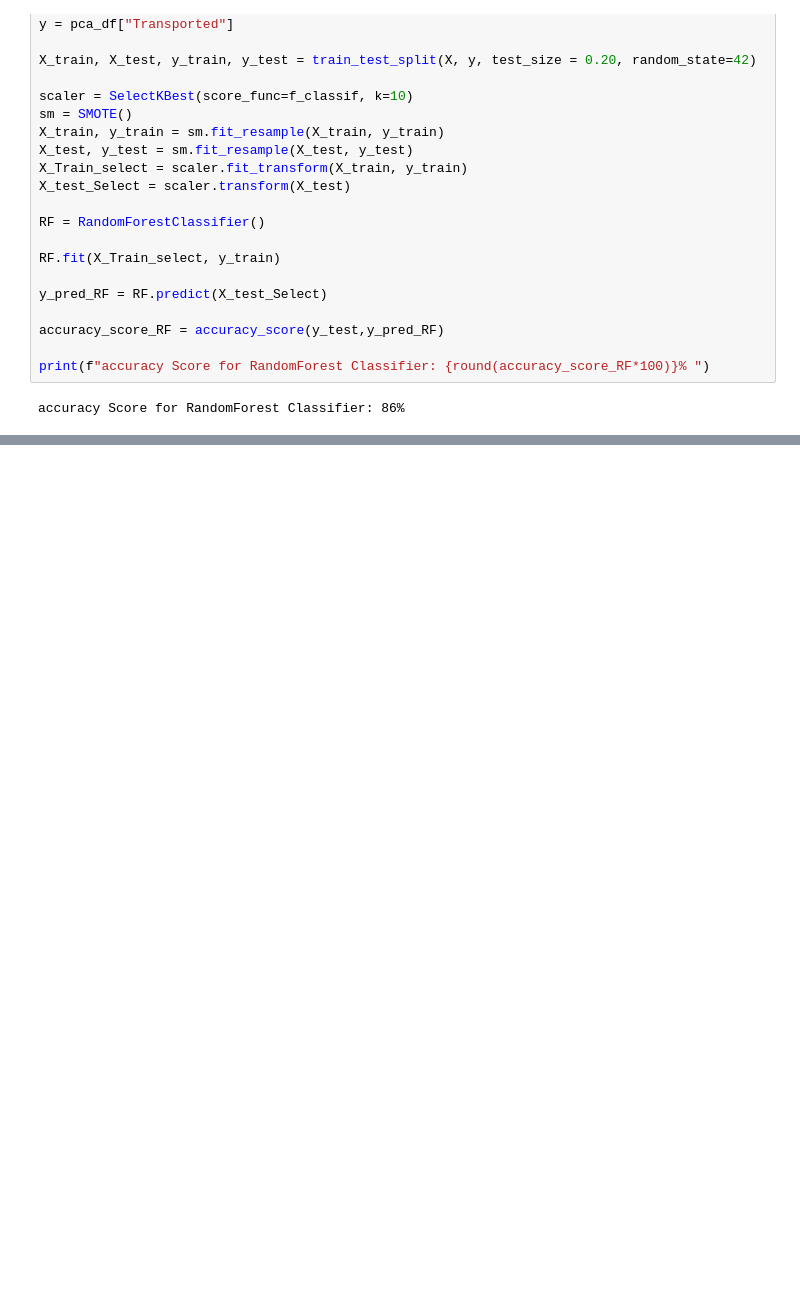
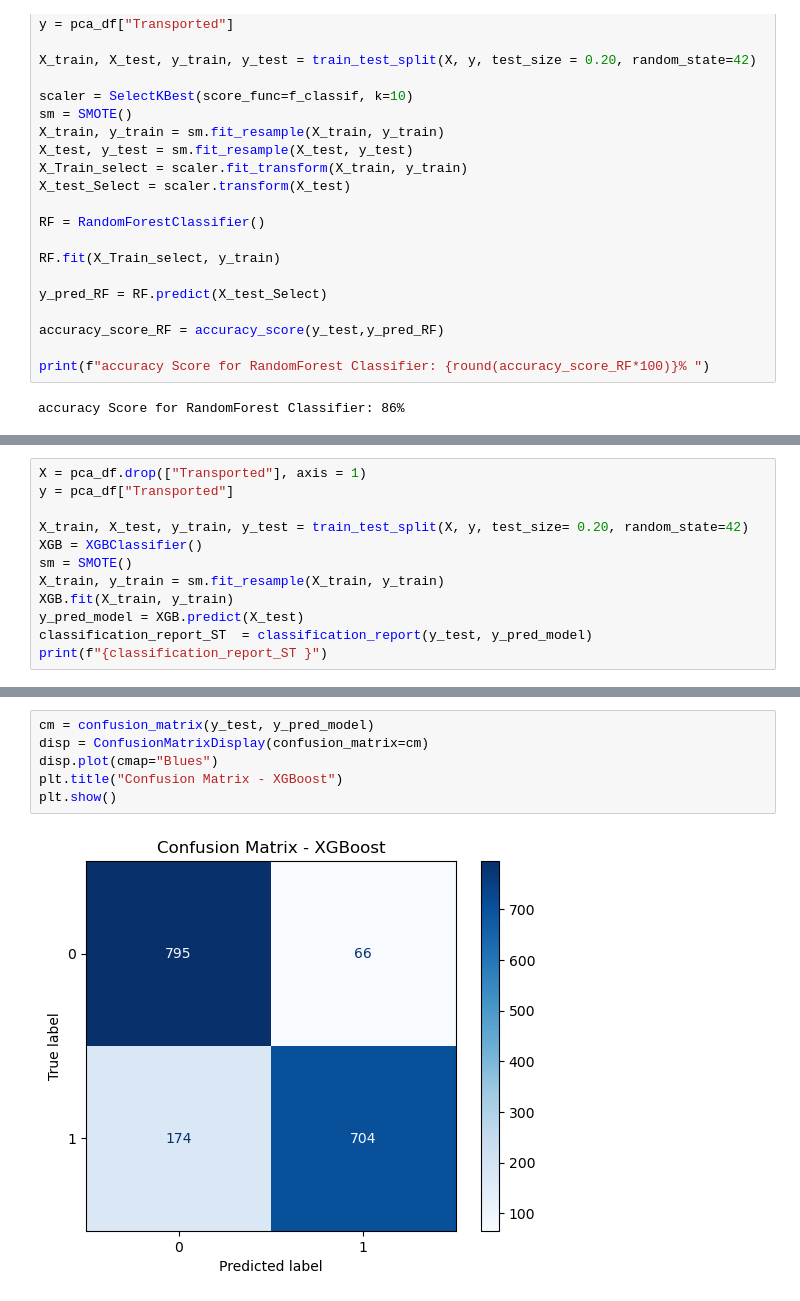
Before and after one commit to Digraskarpratik/Spaceship_Titanic_Prediction, a Jupyter notebook: notebooks/EDA.ipynb, the cells around one changed output, grey strips where cells are left out. Cells and saved outputs as stored; diff of their text form; blank space fills up the shorter version.

```diff
--- a/notebooks/EDA.ipynb
+++ b/notebooks/EDA.ipynb
@@ -491,0 +503,12 @@ print(f"Best Accuracy from GridSearch:  {round(grid.best_score_*100)}% ")
+# %%
+X = pca_df.drop(["Transported"], axis = 1)
+y = pca_df["Transported"]
+
+X_train, X_test, y_train, y_test = train_test_split(X, y, test_size= 0.20, random_state=42)
+XGB = XGBClassifier()
+sm = SMOTE()
+X_train, y_train = sm.fit_resample(X_train, y_train)
+XGB.fit(X_train, y_train)
+y_pred_model = XGB.predict(X_test)
+classification_report_ST  = classification_report(y_test, y_pred_model)
+print(f"{classification_report_ST }")
@@ -491,0 +524,8 @@ print(f"Best Accuracy from GridSearch:  {round(grid.best_score_*100)}% ")
+# %%
+cm = confusion_matrix(y_test, y_pred_model)
+disp = ConfusionMatrixDisplay(confusion_matrix=cm)
+disp.plot(cmap="Blues")
+plt.title("Confusion Matrix - XGBoost")
+plt.show()
+# %% [output]
+[figure, added]
```
Also changed, not shown: parts of 16 cells of this notebook, 7 other files.
